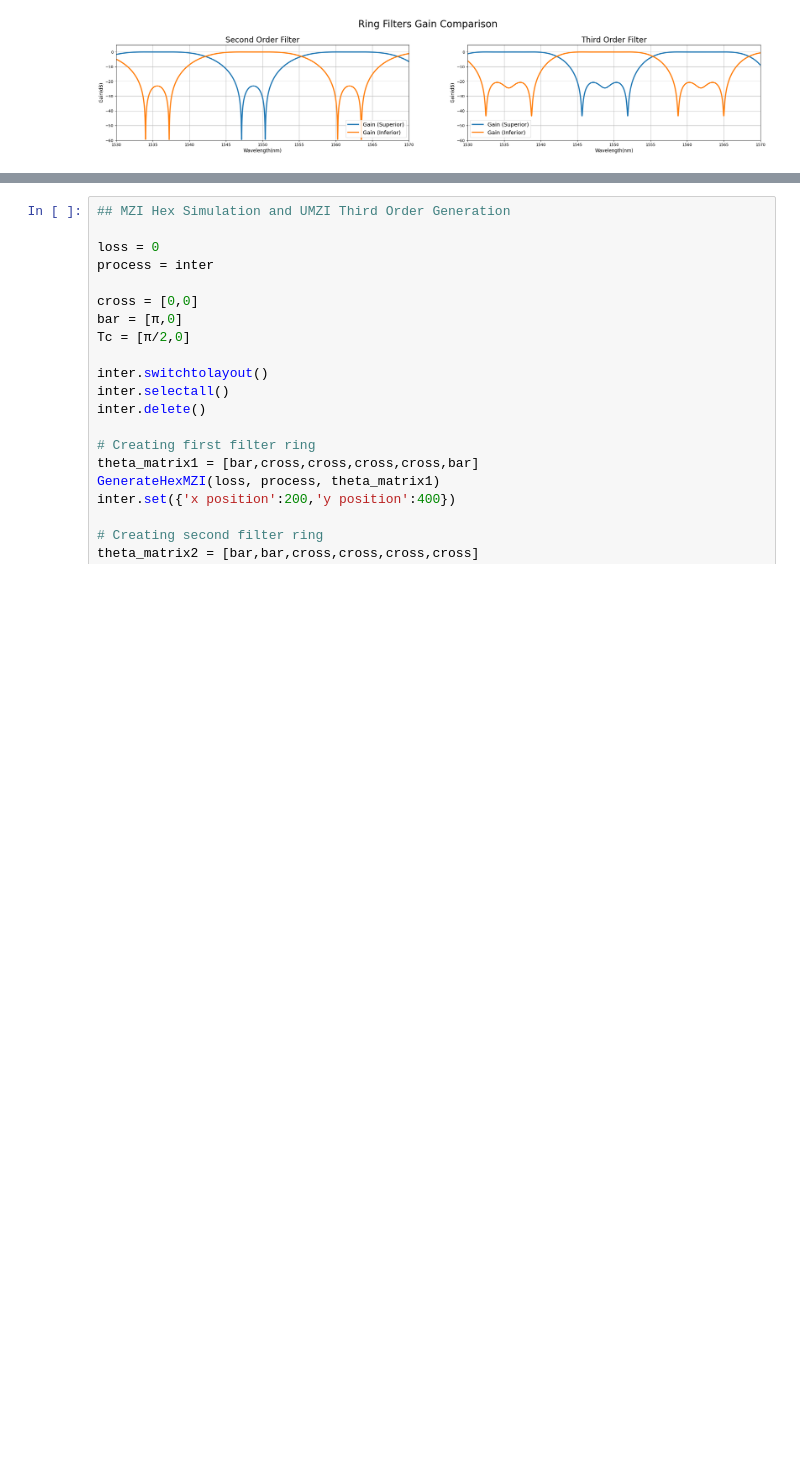
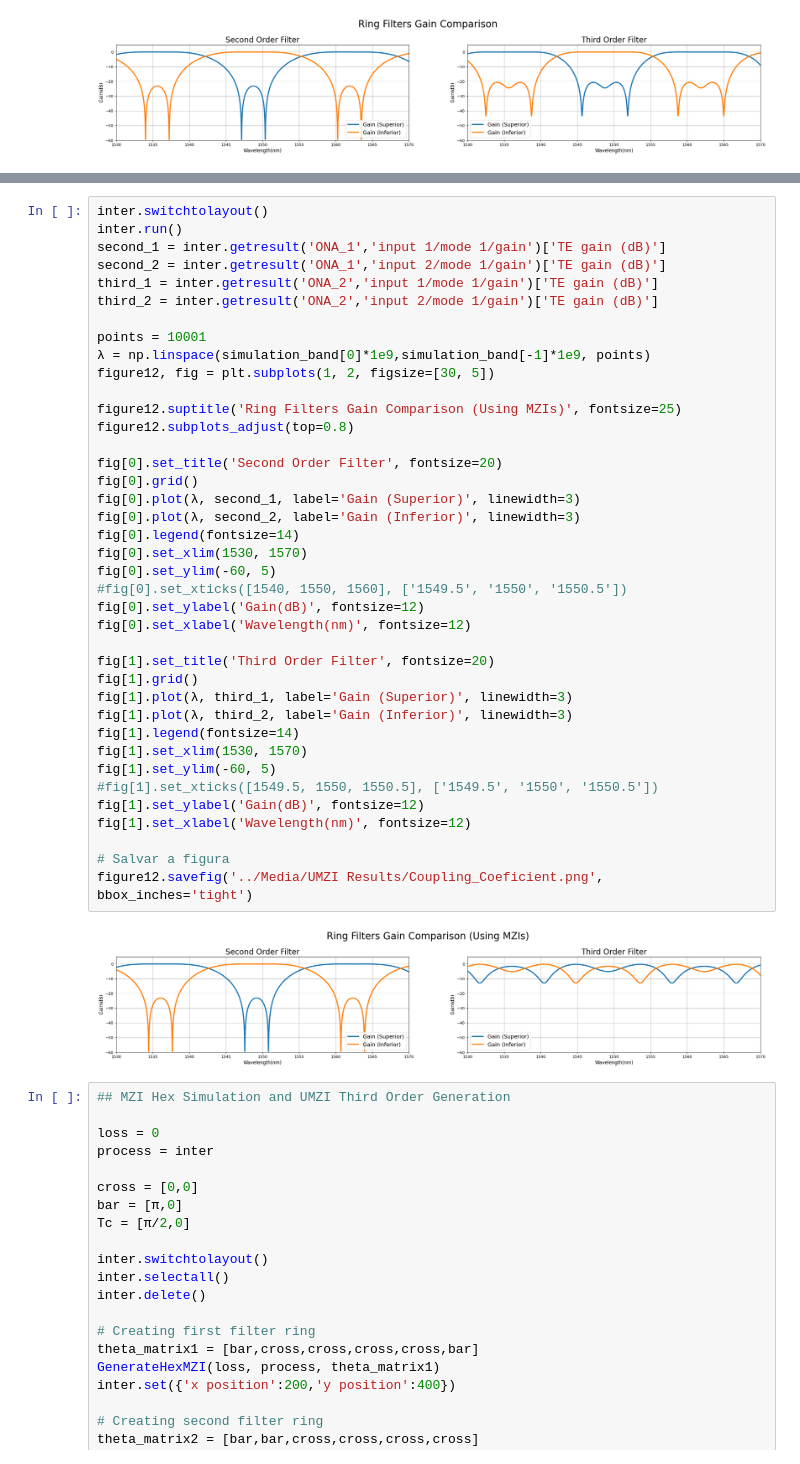
Before and after one commit to CaioRodrigues200/Programmable-Multifunctional-Circuit, a Jupyter notebook: Simulations/INTERCONNECT_Leo.ipynb, the cells around one changed output, grey strips where cells are left out. Saved outputs shown, nothing was run; the diff lists cells and outputs as text; blank space fills up the shorter version.

Commit message:
Coupling with MZIs

```diff
--- a/Simulations/INTERCONNECT_Leo.ipynb
+++ b/Simulations/INTERCONNECT_Leo.ipynb
@@ -958,3 +1127,44 @@ figure10.savefig('../Media/UMZI Results/Coupling_Coeficient_test.png', bbox_inch
+# %%
+inter.switchtolayout()
+inter.run()
+second_1 = inter.getresult('ONA_1','input 1/mode 1/gain')['TE gain (dB)']
+second_2 = inter.getresult('ONA_1','input 2/mode 1/gain')['TE gain (dB)']
+third_1 = inter.getresult('ONA_2','input 1/mode 1/gain')['TE gain (dB)']
+third_2 = inter.getresult('ONA_2','input 2/mode 1/gain')['TE gain (dB)']
+
+points = 10001
+λ = np.linspace(simulation_band[0]*1e9,simulation_band[-1]*1e9, points)
+figure12, fig = plt.subplots(1, 2, figsize=[30, 5])
+
+figure12.suptitle('Ring Filters Gain Comparison (Using MZIs)', fontsize=25)
+figure12.subplots_adjust(top=0.8)
+
+fig[0].set_title('Second Order Filter', fontsize=20)
+fig[0].grid()
+fig[0].plot(λ, second_1, label='Gain (Superior)', linewidth=3)
+fig[0].plot(λ, second_2, label='Gain (Inferior)', linewidth=3)
+fig[0].legend(fontsize=14)
+fig[0].set_xlim(1530, 1570)
+fig[0].set_ylim(-60, 5)
+#fig[0].set_xticks([1540, 1550, 1560], ['1549.5', '1550', '1550.5'])
+fig[0].set_ylabel('Gain(dB)', fontsize=12)
+fig[0].set_xlabel('Wavelength(nm)', fontsize=12)
+
+fig[1].set_title('Third Order Filter', fontsize=20)
+fig[1].grid()
+fig[1].plot(λ, third_1, label='Gain (Superior)', linewidth=3)
+fig[1].plot(λ, third_2, label='Gain (Inferior)', linewidth=3)
+fig[1].legend(fontsize=14)
+fig[1].set_xlim(1530, 1570)
+fig[1].set_ylim(-60, 5)
+#fig[1].set_xticks([1549.5, 1550, 1550.5], ['1549.5', '1550', '1550.5'])
+fig[1].set_ylabel('Gain(dB)', fontsize=12)
+fig[1].set_xlabel('Wavelength(nm)', fontsize=12)
+
+# Salvar a figura
+figure12.savefig('../Media/UMZI Results/Coupling_Coeficient.png', bbox_inches='tight')
+# %% [output]
+[figure, added]
 # %%
 ## MZI Hex Simulation and UMZI Third Order Generation
 
```
Also changed, not shown: parts of 8 cells of this notebook, 6 other files.
